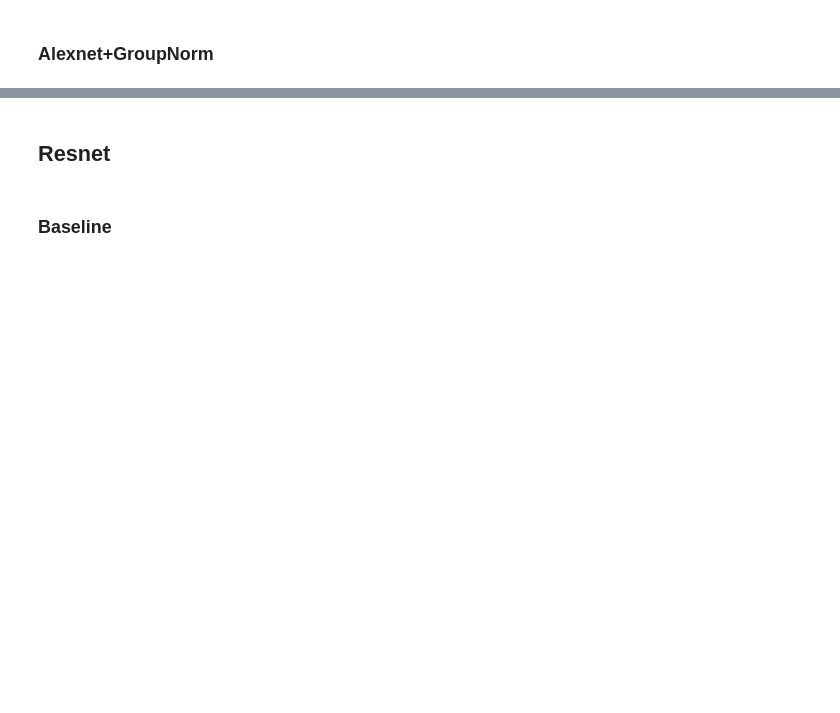
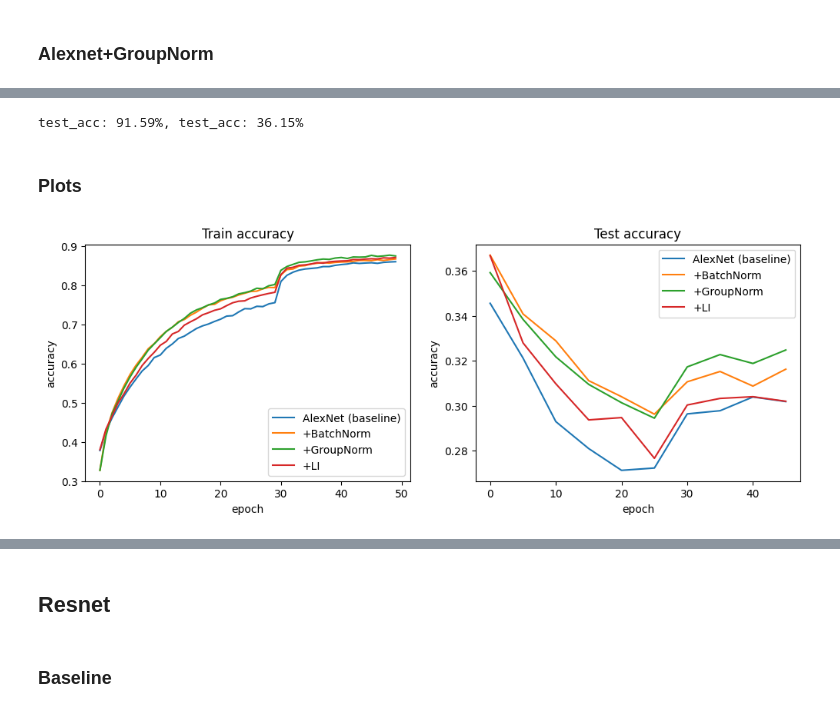
Before and after one commit to julesdubr/lateral_inhibition, a Jupyter notebook: alexnet_resnet.ipynb, the cells around one changed output, grey strips where cells are left out. Cells and saved outputs as stored; diff of their text form; code cells hidden in the pictures; blank space fills up the shorter version.

```diff
--- a/alexnet_resnet.ipynb
+++ b/alexnet_resnet.ipynb
@@ -417,0 +443,15 @@ train_model(alexnetGN, comment="_AlexNet+GroupNorm")
+# %%
+train_acc = evaluate(alexnetGN, train_loader)
+test_acc = evaluate(alexnetGN, test_loader)
+
+print(f"test_acc: {train_acc:.2%}, test_acc: {test_acc:.2%}")
+# %% [output]
+test_acc: 91.59%, test_acc: 36.15%
+# %% [markdown]
+### Plots
+# %%
+models_name = ["AlexNet", "AlexNetBatchNorm", "AlexNetGroupNorm", "AlexNetLI"]
+labels = ["AlexNet (baseline)", "+BatchNorm", "+GroupNorm", "+LI"]
+plot_accuracies(models_name, labels)
+# %% [output]
+[figure, added]
```
Also changed, not shown: parts of 14 cells of this notebook.
